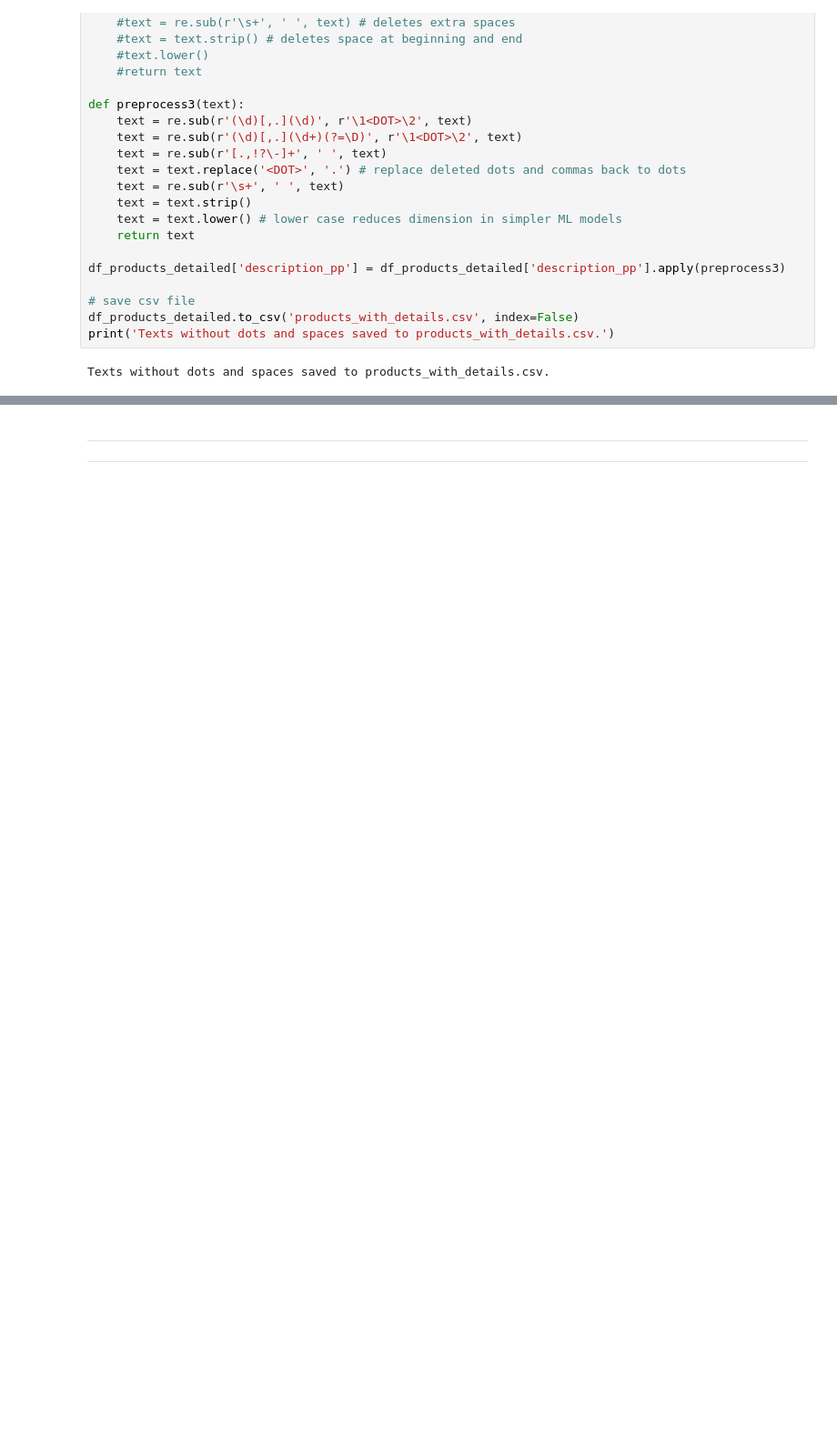
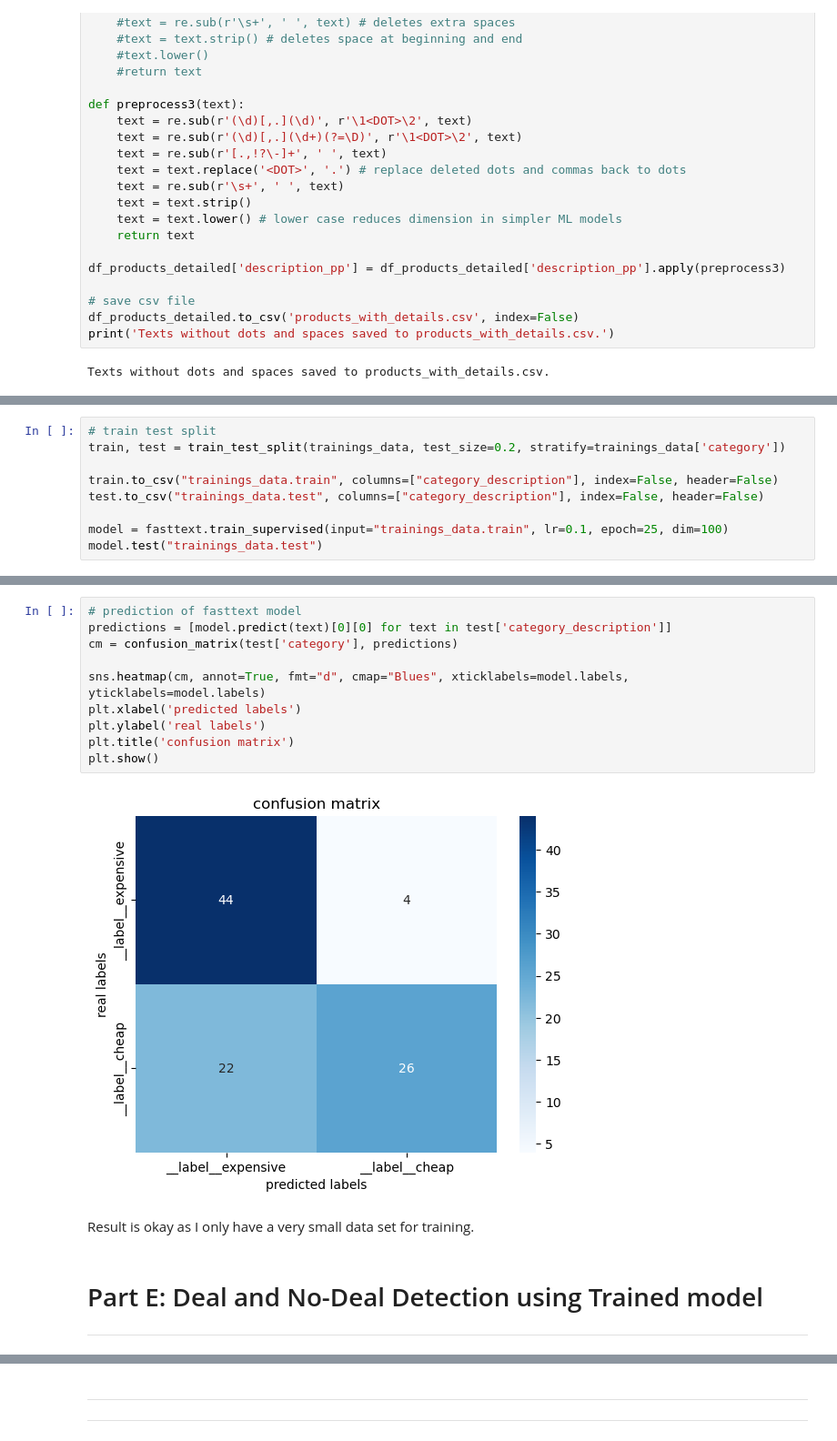
Before and after one commit to JaninaBistron/PriceTracker, a Jupyter notebook: PriceTracker.ipynb, the cells around one changed output, grey strips where cells are left out. Shown: that part at 91% size. Cells and saved outputs as stored; diff of their text form; blank space fills up the shorter version.

```diff
--- a/PriceTracker.ipynb
+++ b/PriceTracker.ipynb
@@ -390,0 +449,9 @@ or
+# %%
+# train test split
+train, test = train_test_split(trainings_data, test_size=0.2, stratify=trainings_data['category'])
+
+train.to_csv("trainings_data.train", columns=["category_description"], index=False, header=False)
+test.to_csv("trainings_data.test", columns=["category_description"], index=False, header=False)
+
+model = fasttext.train_supervised(input="trainings_data.train", lr=0.1, epoch=25, dim=100)
+model.test("trainings_data.test")
@@ -390,0 +473,17 @@ or
+# %%
+# prediction of fasttext model
+predictions = [model.predict(text)[0][0] for text in test['category_description']]
+cm = confusion_matrix(test['category'], predictions)
+
+sns.heatmap(cm, annot=True, fmt="d", cmap="Blues", xticklabels=model.labels, yticklabels=model.labels)
+plt.xlabel('predicted labels')
+plt.ylabel('real labels')
+plt.title('confusion matrix')
+plt.show()
+# %% [output]
+[figure, added]
+# %% [markdown]
+Result is okay as I only have a very small data set for training.
+# %% [markdown]
+# Part E: Deal and No-Deal Detection using Trained model
+---
```
Also changed, not shown: parts of 24 cells of this notebook, 1 other file.
